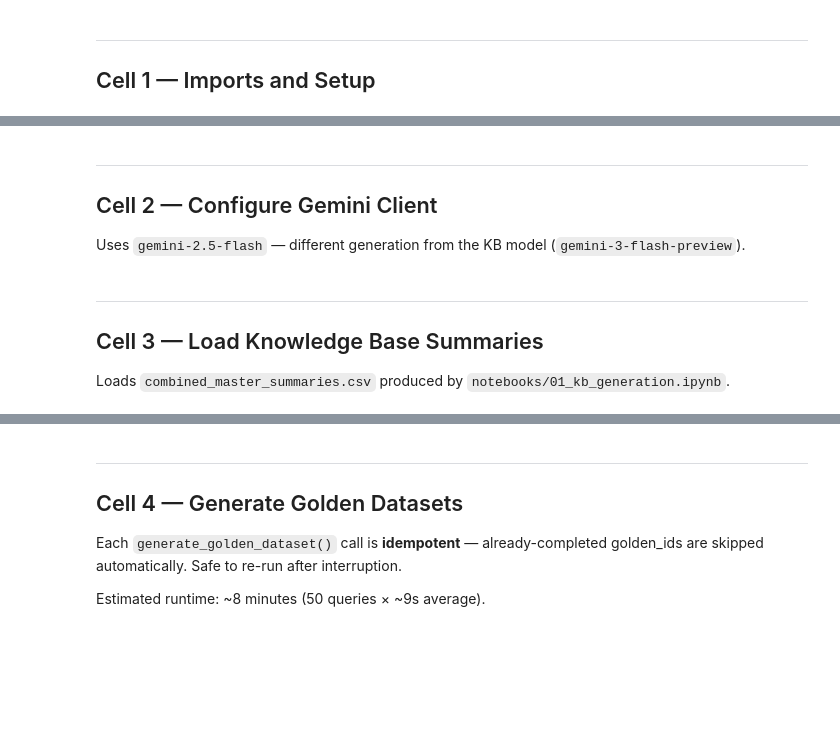
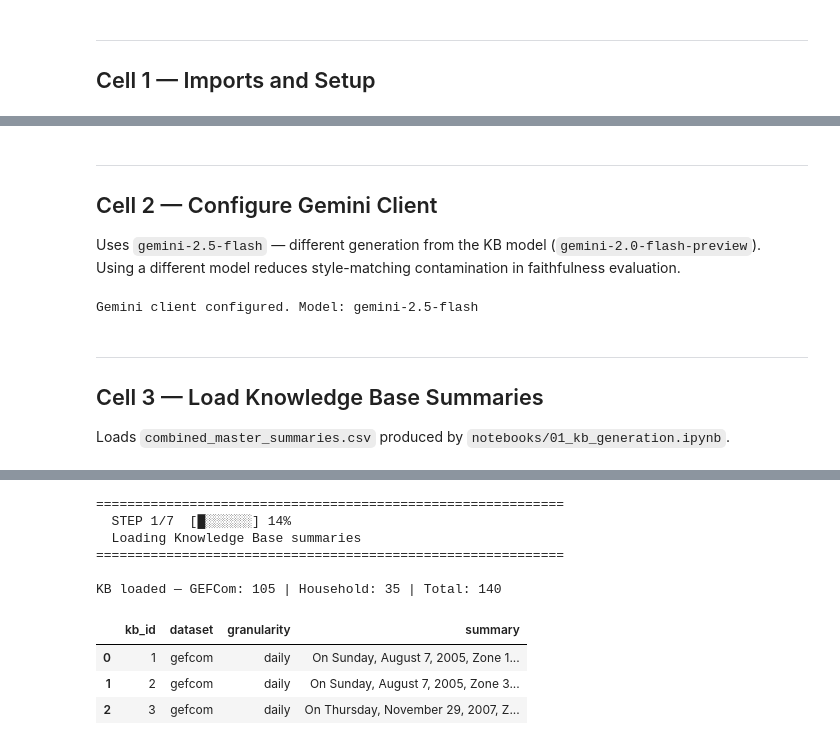
Before and after one commit to ZohebAnwarHussain/RAG-Based-Energy-Forecasting, a Jupyter notebook: notebooks/02_golden_dataset.ipynb, the cells around one changed output, grey strips where cells are left out. Cells and saved outputs as stored; diff of their text form; code cells hidden in the pictures; blank space fills up the shorter version.

```diff
--- a/notebooks/02_golden_dataset.ipynb
+++ b/notebooks/02_golden_dataset.ipynb
@@ -71,4 +108,5 @@ logger.info(
 ---
 ## Cell 2 — Configure Gemini Client
 
-Uses `gemini-2.5-flash` — different generation from the KB model (`gemini-3-flash-preview`).
+Uses `gemini-2.5-flash` — different generation from the KB model (`gemini-2.0-flash-preview`).
+Using a different model reduces style-matching contamination in faithfulness evaluation.
@@ -77,10 +113,15 @@ gemini_golden_client = configure_gemini_golden()
+# %%
+gemini_golden_client = configure_gemini_golden()
+print(f"Gemini client configured. Model: {GOLDEN_MODEL_NAME}")
+# %% [output]
+Gemini client configured. Model: gemini-2.5-flash
 # %% [markdown]
 ---
 ## Cell 3 — Load Knowledge Base Summaries
 
 Loads `combined_master_summaries.csv` produced by `notebooks/01_kb_generation.ipynb`.
 # %%
-log_section("Loading Knowledge Base summaries", 1, 4)
+log_section("Loading Knowledge Base summaries", 1, 7)
 
 master_kb    = load_kb_summaries(PATHS["summaries_csv"])
 gefcom_kb    = load_kb_summaries(PATHS["summaries_csv"], dataset_filter="gefcom")
@@ -91,5 +132,6 @@ logger.info(
     len(gefcom_kb), len(household_kb), len(master_kb),
 )
 
-# Quick preview
+print(f"KB loaded — GEFCom: {len(gefcom_kb)} | Household: {len(household_kb)} | Total: {len(master_kb)}")
 master_kb[["kb_id", "dataset", "granularity", "summary"]].head(3)
+# %% [output]
@@ -96,8 +139,10 @@ master_kb[["kb_id", "dataset", "granularity", "summary"]].head(3)
+============================================================
+  STEP 1/7  [█░░░░░░] 14%
+  Loading Knowledge Base summaries
+============================================================
+
+KB loaded — GEFCom: 105 | Household: 35 | Total: 140
+|  | kb_id | dataset | granularity | summary |
+| 0 | 1 | gefcom | daily | On Sunday, August 7, 2005, Zone 1... |
+| 1 | 2 | gefcom | daily | On Sunday, August 7, 2005, Zone 3... |
+| 2 | 3 | gefcom | daily | On Thursday, November 29, 2007, Z... |
-# %% [markdown]
----
-## Cell 4 — Generate Golden Datasets
-
-Each `generate_golden_dataset()` call is **idempotent** — already-completed golden_ids
-are skipped automatically. Safe to re-run after interruption.
-
-Estimated runtime: ~8 minutes (50 queries × ~9s average).
```
Also changed, not shown: parts of 19 cells of this notebook, 26 other files.
